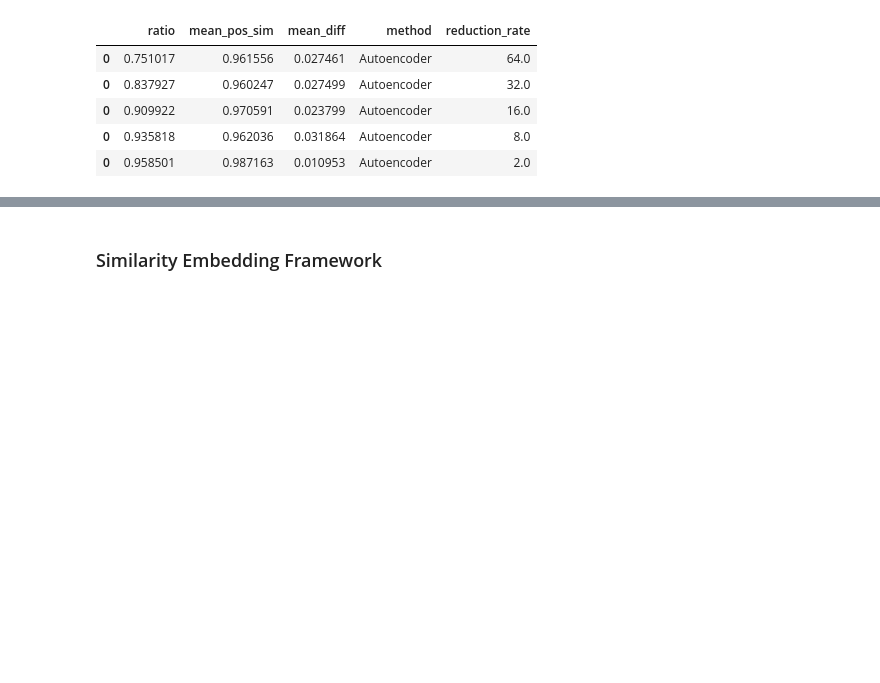
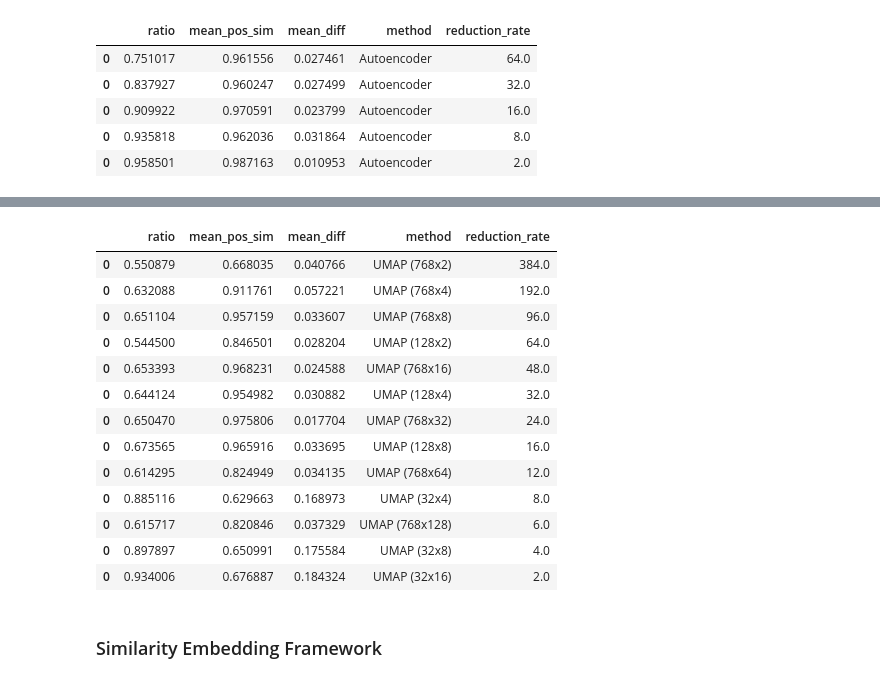
Before and after one commit to wwydmanski/cosine-dim-reduct, a Jupyter notebook: VectorCompression.ipynb, the cells around one changed output, grey strips where cells are left out. Drawn from its saved outputs; the diff is of its cells as text; code cells hidden in the pictures; blank space fills up the shorter version.

```diff
--- a/VectorCompression.ipynb
+++ b/VectorCompression.ipynb
@@ -279,0 +336,2 @@ cmetrics
+# %%
+metrics = []
@@ -280,2 +340,42 @@ cmetrics
+# %%
+def get_umap(input_dim, output_dim):
+    model = UMAP(n_components=output_dim)
+    data = train_data[0].reshape(-1, input_dim)
+    model.fit(data)
+    return model
+# %%
+model = get_umap(128, 16)
+# %%
+for input_dim in [32, 64, 128, 768]:
+    for output_dim in [2, 4, 8, 16, 32, 64, 128]:
+        if input_dim <= output_dim:
+            continue
+
+        model = get_umap(input_dim, output_dim)
+        metrics.append(calculate_metrics(test_pca(model, input_dim), test_data, f"UMAP ({input_dim}x{output_dim})"))
+# %%
+cmetrics = pd.concat(metrics)
+
+max_ratio = cmetrics.groupby("reduction_rate").max()["ratio"]
+cmetrics = cmetrics[cmetrics.apply(lambda x: x["ratio"]==max_ratio[x["reduction_rate"]], axis=1)]
+cmetrics = cmetrics.sort_values("reduction_rate", ascending=False)
+cmetrics.to_csv("results/UMAP.csv")
+
+cmetrics
+# %% [output]
+|  | ratio | mean_pos_sim | mean_diff | method | reduction_rate |
+| 0 | 0.550879 | 0.668035 | 0.040766 | UMAP (768x2) | 384.0 |
+| 0 | 0.632088 | 0.911761 | 0.057221 | UMAP (768x4) | 192.0 |
+| 0 | 0.651104 | 0.957159 | 0.033607 | UMAP (768x8) | 96.0 |
+| 0 | 0.544500 | 0.846501 | 0.028204 | UMAP (128x2) | 64.0 |
+| 0 | 0.653393 | 0.968231 | 0.024588 | UMAP (768x16) | 48.0 |
+| 0 | 0.644124 | 0.954982 | 0.030882 | UMAP (128x4) | 32.0 |
+| 0 | 0.650470 | 0.975806 | 0.017704 | UMAP (768x32) | 24.0 |
+| 0 | 0.673565 | 0.965916 | 0.033695 | UMAP (128x8) | 16.0 |
+| 0 | 0.614295 | 0.824949 | 0.034135 | UMAP (768x64) | 12.0 |
+| 0 | 0.885116 | 0.629663 | 0.168973 | UMAP (32x4) | 8.0 |
+| 0 | 0.615717 | 0.820846 | 0.037329 | UMAP (768x128) | 6.0 |
+| 0 | 0.897897 | 0.650991 | 0.175584 | UMAP (32x8) | 4.0 |
+| 0 | 0.934006 | 0.676887 | 0.184324 | UMAP (32x16) | 2.0 |
 # %% [markdown]
 ### Similarity Embedding Framework
```
Also changed, not shown: parts of 9 cells of this notebook, 3 other files.
